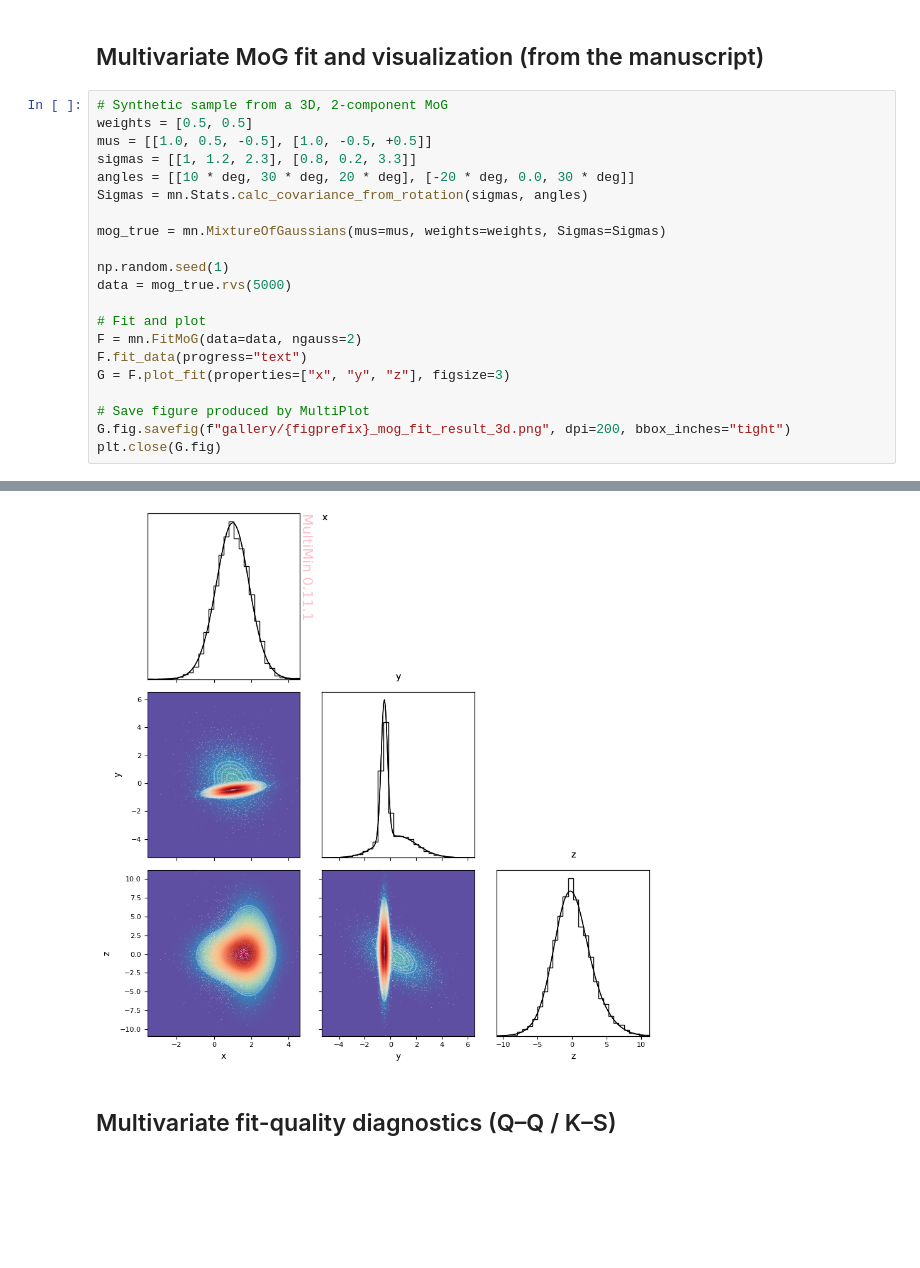
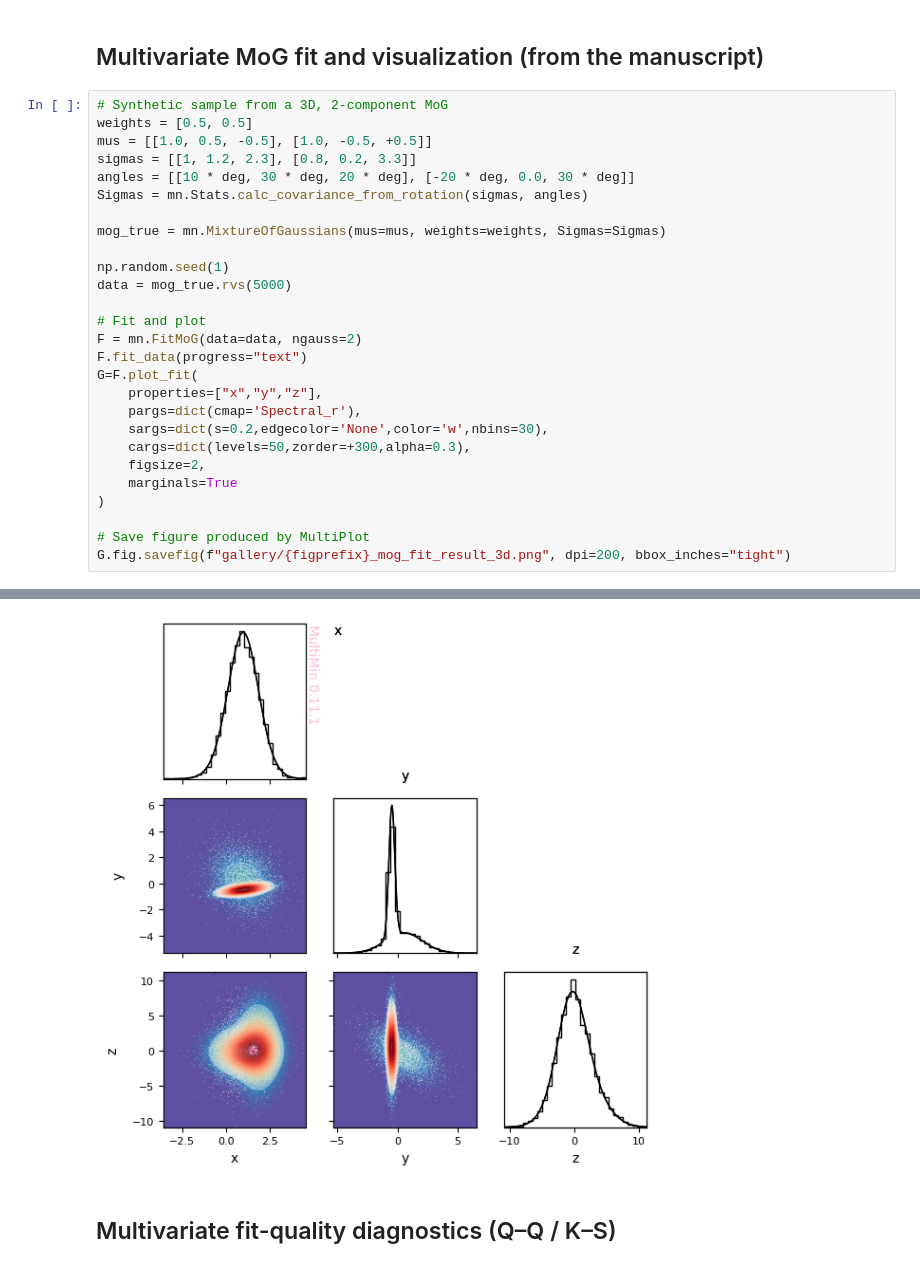
Before and after one commit to seap-udea/multimin, a Jupyter notebook: paper-codes.ipynb, the cells around one changed output, grey strips where cells are left out. Drawn from its saved outputs; the diff is of its cells as text; blank space fills up the shorter version.

Commit message:
[FIX] Paper figure size

```diff
--- a/paper-codes.ipynb
+++ b/paper-codes.ipynb
@@ -60,9 +62,15 @@ data = mog_true.rvs(5000)
 # Fit and plot
 F = mn.FitMoG(data=data, ngauss=2)
 F.fit_data(progress="text")
-G = F.plot_fit(properties=["x", "y", "z"], figsize=3)
+G=F.plot_fit(
+    properties=["x","y","z"],
+    pargs=dict(cmap='Spectral_r'),
+    sargs=dict(s=0.2,edgecolor='None',color='w',nbins=30),
+    cargs=dict(levels=50,zorder=+300,alpha=0.3),
+    figsize=2,
+    marginals=True
+)
 
 # Save figure produced by MultiPlot
 G.fig.savefig(f"gallery/{figprefix}_mog_fit_result_3d.png", dpi=200, bbox_inches="tight")
-plt.close(G.fig)
 # %% [output]
@@ -86,4 +94,4 @@ FitMoG.fit_data executed in 0.7524983882904053 seconds
-[figure, old version]
+[figure, new version]
 # %% [markdown]
 ## Multivariate fit-quality diagnostics (Q–Q / K–S)
 # %%
```
Also changed, not shown: parts of 5 cells of this notebook, 3 other files.
